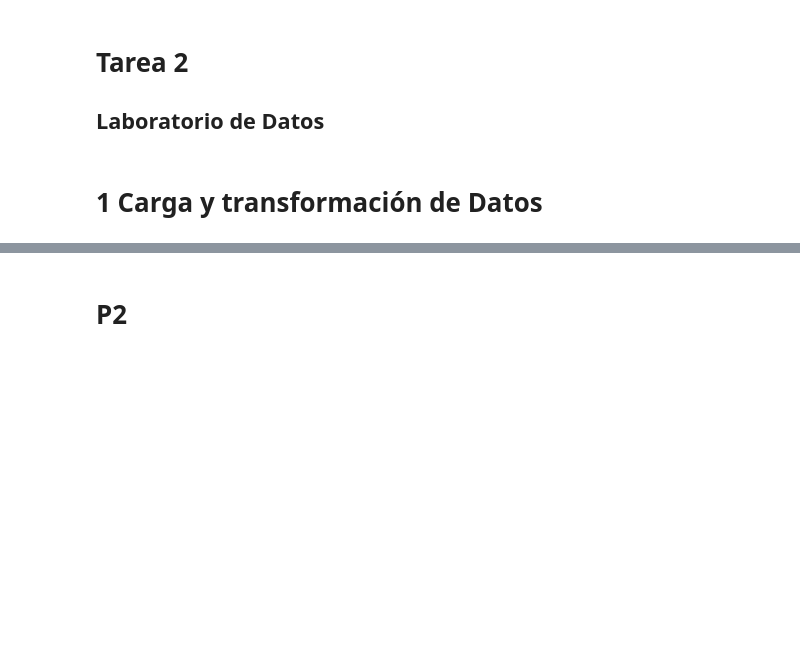
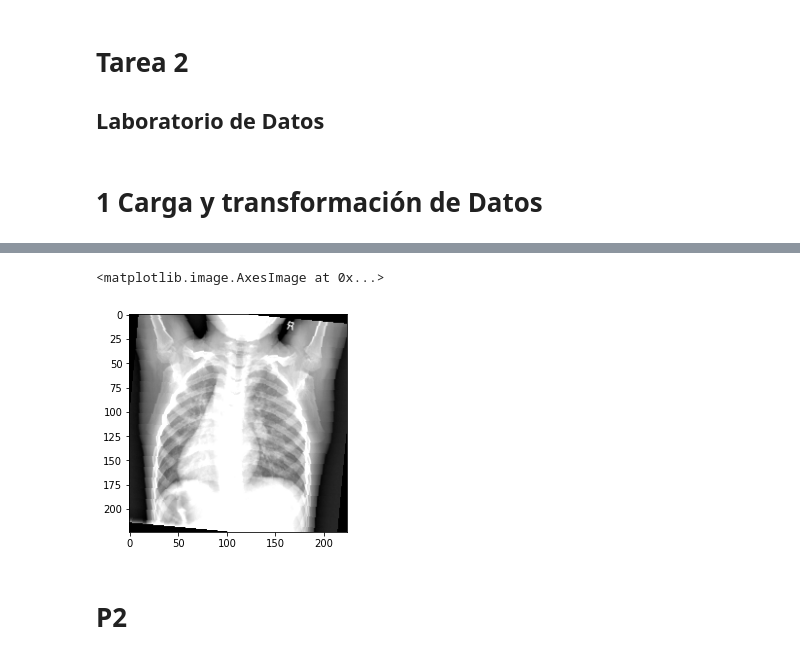
Before and after one commit to Diego-II/tarea2-DataScienceLAB, a Jupyter notebook: Tarea2.ipynb, the cells around one changed output, grey strips where cells are left out. Saved outputs shown, nothing was run; the diff lists cells and outputs as text; code cells hidden in the pictures; blank space fills up the shorter version.

Commit message:
colab

```diff
--- a/Tarea2.ipynb
+++ b/Tarea2.ipynb
@@ -6,6 +38,7 @@
 # %%
 # librerías usadas
 import torch
+import torchvision
 import torchvision.datasets as datasets
 import torchvision.transforms as transforms
 from torch.utils.data import DataLoader
@@ -50,8 +83,11 @@ transformers=transforms.Compose(
 # Deja las imagenes con 3 capas
 from torchvision.datasets.folder import default_loader
 
-data_train1=datasets.DatasetFolder(root='chest_xray/train',loader=default_loader,transform=transformers, extensions='jpeg')
-data_test1=datasets.DatasetFolder(root='chest_xray/test',loader=default_loader,transform=transformers, extensions='jpeg')
+import google.colab
+import os.path
+root = '/content/chest_xray/train/'
+data_train1=datasets.DatasetFolder(root=root,loader=default_loader,transform=transformers, extensions='jpeg')
+data_test1=datasets.DatasetFolder(root=root,loader=default_loader,transform=transformers, extensions='jpeg')
 # %%
 """
 To Do :
@@ -126,6 +165,13 @@ from torch.utils.data.sampler import RandomSampler, SubsetRandomSampler
 data_train = DataLoader(data_train1,sampler=SubsetRandomSampler(train_idx))
 data_val   = DataLoader(data_train1,sampler=ReplicarMuestreoDePrueba(etiquetas_prueba,val_idx, etiquetas_val))
 data_test  = DataLoader(data_test1,sampler=RandomSampler(data_test1))
+# %%
+tensor_image = data_train1[0][0].permute(1, 2, 0)
+import matplotlib.pyplot as plt
+plt.imshow(tensor_image)
+# %% [output]
+<matplotlib.image.AxesImage at 0x...>
+[figure, added]
 # %% [markdown]
 # P2
 # %%
```
Also changed, not shown: parts of 11 cells of this notebook, 1 other file.
